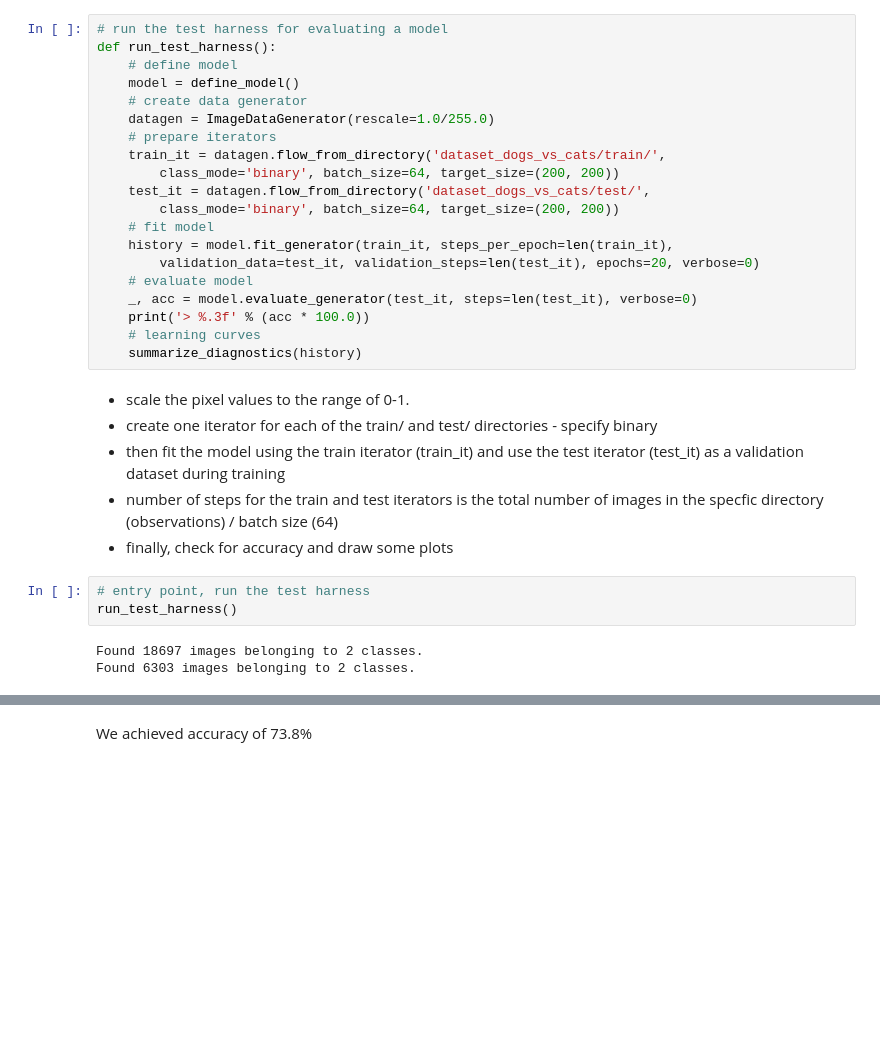
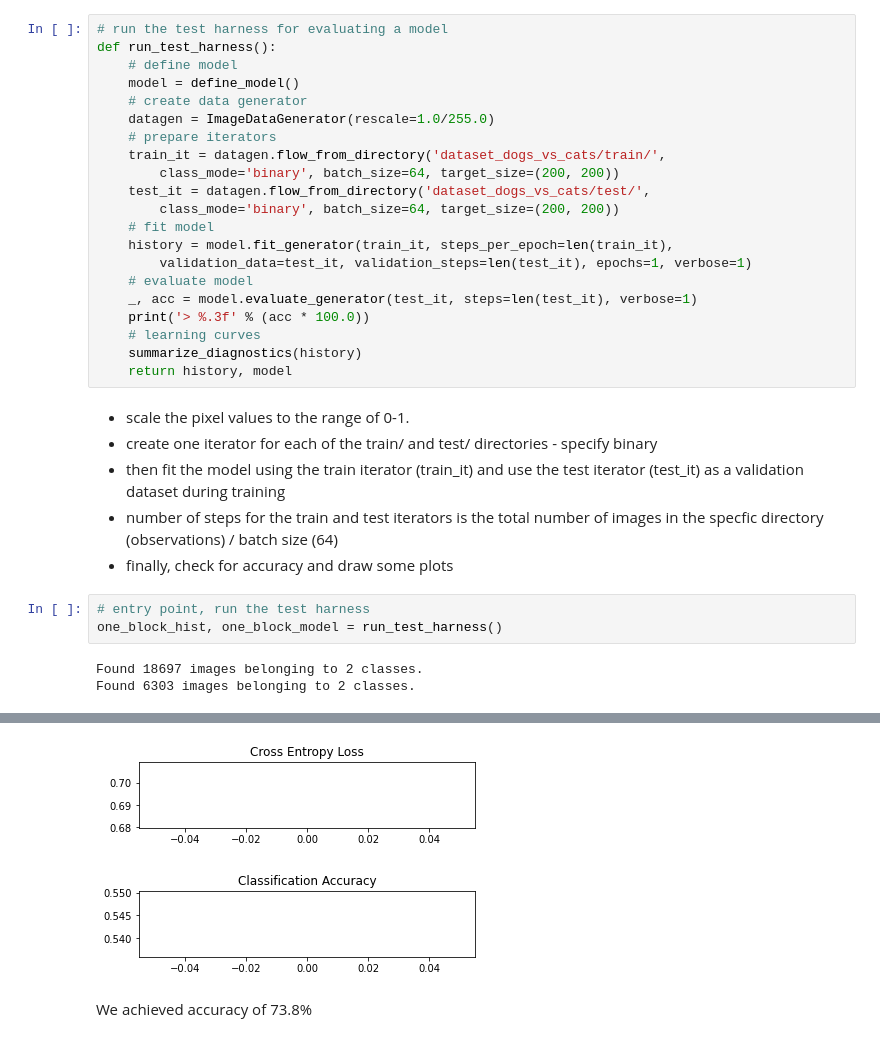
Before and after one commit to Rachhh53/Kaggle-Cats-Dogs, a Jupyter notebook: CatsDogsCNN.ipynb, the cells around one changed output, grey strips where cells are left out. Drawn from its saved outputs; the diff is of its cells as text; blank space fills up the shorter version.

```diff
--- a/CatsDogsCNN.ipynb
+++ b/CatsDogsCNN.ipynb
@@ -251,12 +253,13 @@ def run_test_harness():
 		class_mode='binary', batch_size=64, target_size=(200, 200))
 	# fit model
 	history = model.fit_generator(train_it, steps_per_epoch=len(train_it),
-		validation_data=test_it, validation_steps=len(test_it), epochs=20, verbose=0)
+		validation_data=test_it, validation_steps=len(test_it), epochs=1, verbose=1)
 	# evaluate model
-	_, acc = model.evaluate_generator(test_it, steps=len(test_it), verbose=0)
+	_, acc = model.evaluate_generator(test_it, steps=len(test_it), verbose=1)
 	print('> %.3f' % (acc * 100.0))
 	# learning curves
 	summarize_diagnostics(history)
+	return history, model
 # %% [markdown]
 
 
@@ -267,7 +270,7 @@ def run_test_harness():
 * finally, check for accuracy and draw some plots
 # %%
 # entry point, run the test harness
-run_test_harness()
+one_block_hist, one_block_model = run_test_harness()
 # %% [output]
 Found 18697 images belonging to 2 classes.
 Found 6303 images belonging to 2 classes.
@@ -275,3 +280,4 @@ Found 6303 images belonging to 2 classes.
+[figure, added]
 # %% [markdown]
 We achieved accuracy of 73.8%
 # %% [markdown]
```
Also changed, not shown: parts of 33 cells of this notebook.
